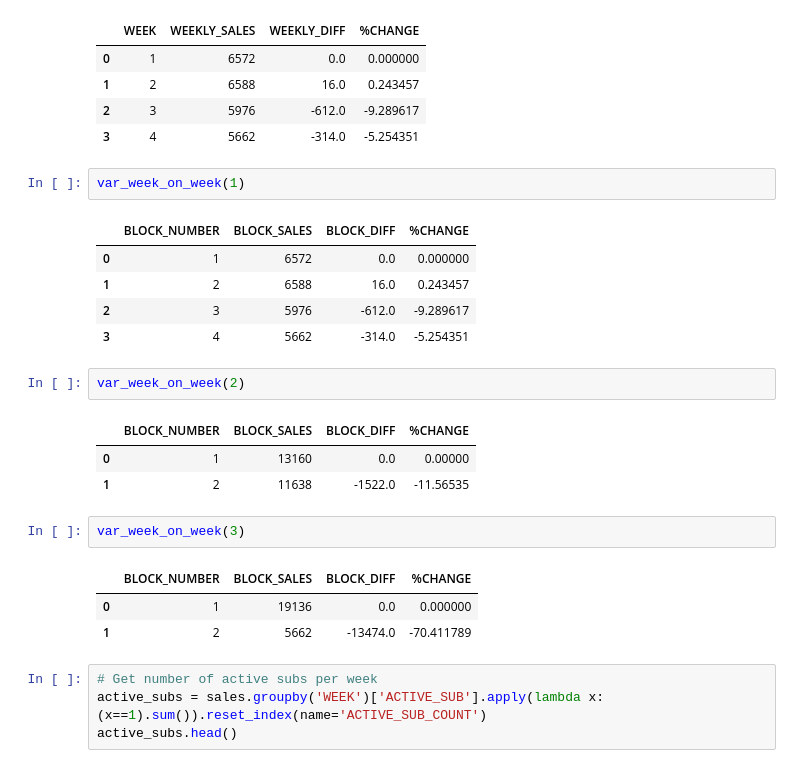
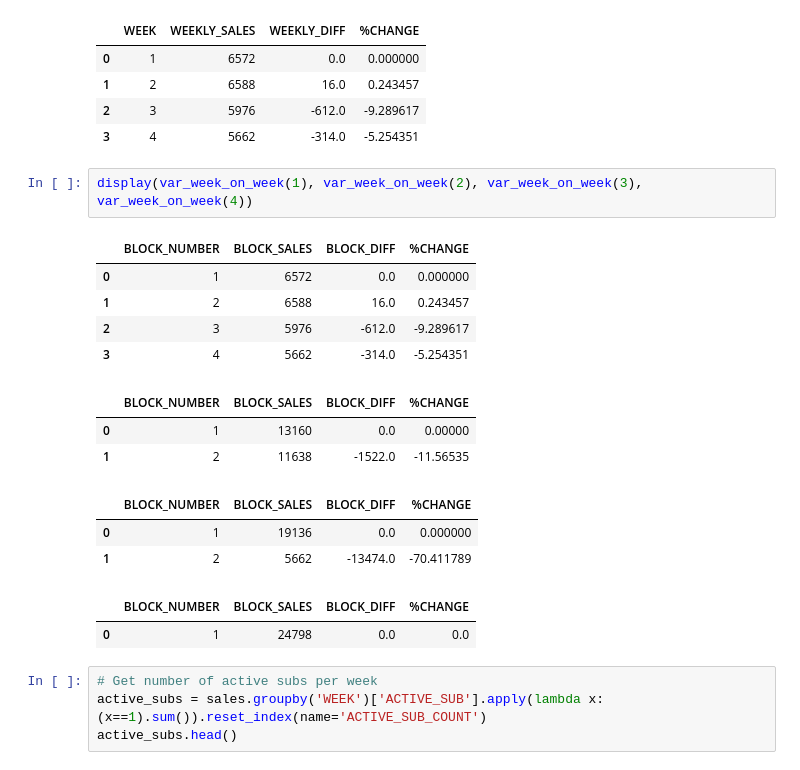
Before and after one commit to benjischwartz/Quantium, a Jupyter notebook: dummy_data_testing.ipynb, the cells around one changed output. Cells and saved outputs as stored; diff of their text form.

```diff
--- a/dummy_data_testing.ipynb
+++ b/dummy_data_testing.ipynb
@@ -102,25 +102,21 @@ week_on_week()
 | 2 | 3 | 5976 | -612.0 | -9.289617 |
 | 3 | 4 | 5662 | -314.0 | -5.254351 |
 # %%
-var_week_on_week(1)
+display(var_week_on_week(1), var_week_on_week(2), var_week_on_week(3), var_week_on_week(4))
 # %% [output]
 |  | BLOCK_NUMBER | BLOCK_SALES | BLOCK_DIFF | %CHANGE |
 | 0 | 1 | 6572 | 0.0 | 0.000000 |
 | 1 | 2 | 6588 | 16.0 | 0.243457 |
 | 2 | 3 | 5976 | -612.0 | -9.289617 |
 | 3 | 4 | 5662 | -314.0 | -5.254351 |
+|  | BLOCK_NUMBER | BLOCK_SALES | BLOCK_DIFF | %CHANGE |
+| 0 | 1 | 13160 | 0.0 | 0.00000 |
+| 1 | 2 | 11638 | -1522.0 | -11.56535 |
+|  | BLOCK_NUMBER | BLOCK_SALES | BLOCK_DIFF | %CHANGE |
+| 0 | 1 | 19136 | 0.0 | 0.000000 |
+| 1 | 2 | 5662 | -13474.0 | -70.411789 |
+|  | BLOCK_NUMBER | BLOCK_SALES | BLOCK_DIFF | %CHANGE |
+| 0 | 1 | 24798 | 0.0 | 0.0 |
-# %%
-var_week_on_week(2)
-# %% [output]
-|  | BLOCK_NUMBER | BLOCK_SALES | BLOCK_DIFF | %CHANGE |
-| 0 | 1 | 13160 | 0.0 | 0.00000 |
-| 1 | 2 | 11638 | -1522.0 | -11.56535 |
-# %%
-var_week_on_week(3)
-# %% [output]
-|  | BLOCK_NUMBER | BLOCK_SALES | BLOCK_DIFF | %CHANGE |
-| 0 | 1 | 19136 | 0.0 | 0.000000 |
-| 1 | 2 | 5662 | -13474.0 | -70.411789 |
 # %%
 # Get number of active subs per week
 active_subs = sales.groupby('WEEK')['ACTIVE_SUB'].apply(lambda x: (x==1).sum()).reset_index(name='ACTIVE_SUB_COUNT')
```
Also changed, not shown: parts of 2 cells of this notebook.
